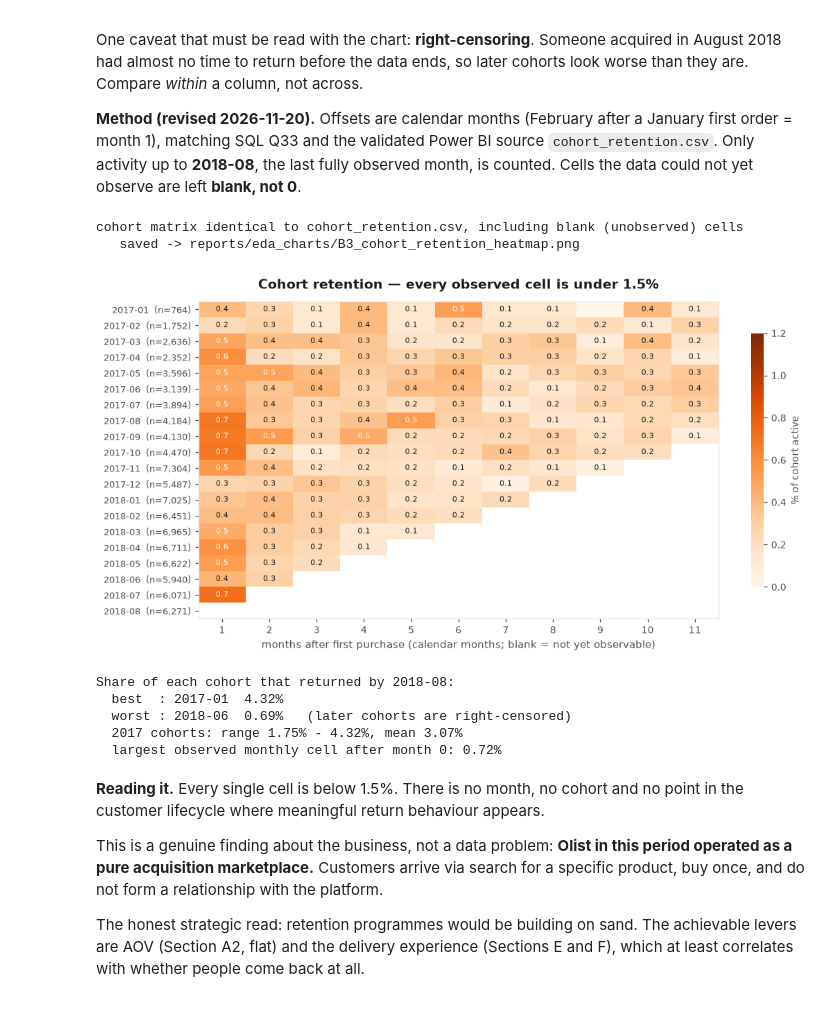
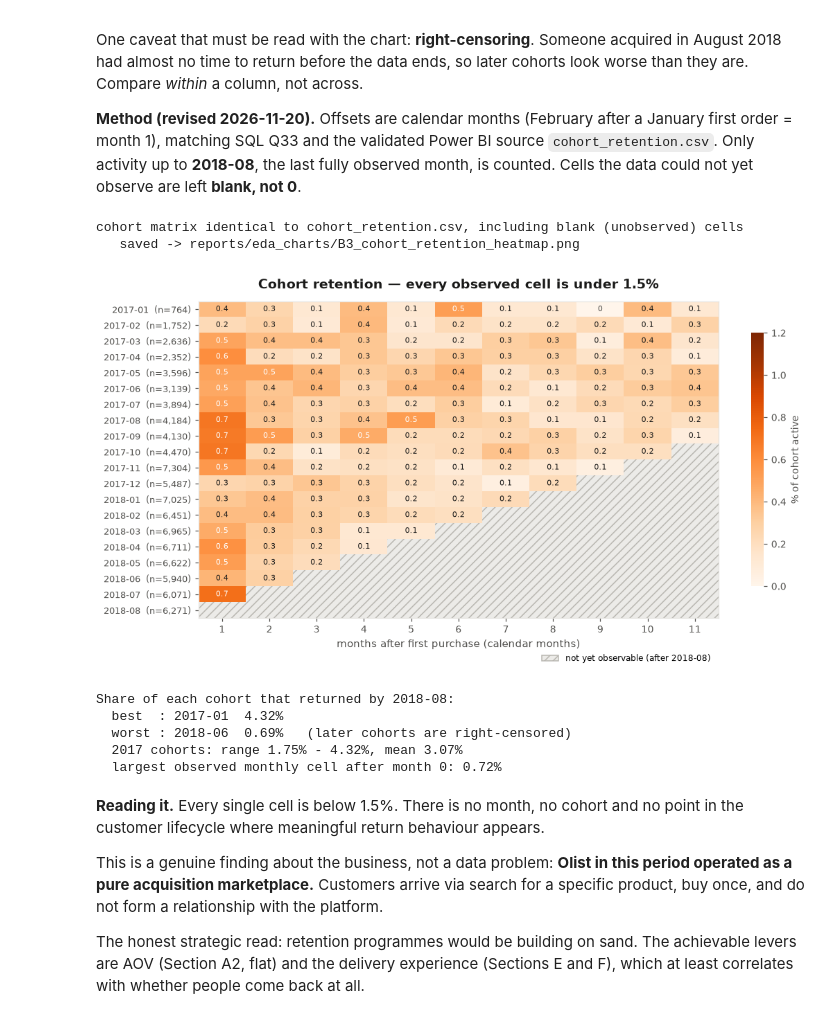
Before and after one commit to m4nish-dev/RetailPulse, a Jupyter notebook: notebooks/03_exploratory_data_analysis.ipynb, the cells around one changed output. Drawn from its saved outputs; the diff is of its cells as text; code cells hidden in the pictures.

```diff
--- a/notebooks/03_exploratory_data_analysis.ipynb
+++ b/notebooks/03_exploratory_data_analysis.ipynb
@@ -786,36 +786,45 @@ fig, ax = plt.subplots(figsize=(11, 5.4))
 data = ret.values[:, 1:]          # drop month 0 (always 100%) so the scale is usable
 cmap = plt.get_cmap("Oranges").copy(); cmap.set_bad(SURFACE)
 im = ax.imshow(np.ma.masked_invalid(data), aspect="auto", cmap=cmap, vmin=0,
                vmax=max(1.2, np.nanmax(data)))
 ax.set_xticks(range(data.shape[1])); ax.set_xticklabels(range(1, data.shape[1] + 1))
 ax.set_yticks(range(len(ret))); ax.set_yticklabels(
     [f"{c}  (n={int(sizes.loc[c]):,})" for c in ret.index], fontsize=8.5)
+from matplotlib.patches import Patch, Rectangle
 for i in range(data.shape[0]):
     for j in range(data.shape[1]):
         val = data[i, j]
-        if np.isfinite(val) and val > 0:
+        if not np.isfinite(val):                      # not yet observable: hatched grey, never 0
+            ax.add_patch(Rectangle((j - 0.5, i - 0.5), 1, 1, facecolor="#ecebe8",
+                                   edgecolor="#b9b7b1", hatch="///", linewidth=0))
+        elif val > 0:
             ax.text(j, i, f"{val:.1f}", ha="center", va="center", fontsize=7.4,
                     color=INK if val < np.nanmax(data) * 0.6 else SURFACE)
-ax.set_xlabel("months after first purchase (calendar months; blank = not yet observable)")
+        else:                                         # a genuine, observed 0%
+            ax.text(j, i, "0", ha="center", va="center", fontsize=7.4, color=INK_SOFT)
+ax.legend(handles=[Patch(facecolor="#ecebe8", edgecolor="#b9b7b1", hatch="///",
+                         label="not yet observable (after 2018-08)")],
+          loc="upper right", bbox_to_anchor=(1.0, -0.09), fontsize=8, frameon=False)
+ax.set_xlabel("months after first purchase (calendar months)")
 ax.set_title("Cohort retention — every observed cell is under 1.5%")
 ax.grid(False)
 cb = fig.colorbar(im, ax=ax, shrink=0.8); cb.set_label("% of cohort active", fontsize=9)
 cb.outline.set_visible(False)
 save(fig, "B3_cohort_retention_heatmap")
 plt.show()
 
 ever = act[act.period > 0].groupby("cohort").customer_unique_id.nunique() / sizes * 100
 ever = ever.dropna()
 print("Share of each cohort that returned by 2018-08:")
 print(f"  best  : {ever.idxmax()}  {ever.max():.2f}%")
 print(f"  worst : {ever.idxmin()}  {ever.min():.2f}%   (later cohorts are right-censored)")
 print(f"  2017 cohorts: range {ever[ever.index < '2018-01'].min():.2f}% - {ever[ever.index < '2018-01'].max():.2f}%, "
       f"mean {ever[ever.index < '2018-01'].mean():.2f}%")
 print(f"  largest observed monthly cell after month 0: {np.nanmax(data):.2f}%")
 # %% [output]
 cohort matrix identical to cohort_retention.csv, including blank (unobserved) cells
    saved -> reports/eda_charts/B3_cohort_retention_heatmap.png
-[figure, old version]
+[figure, new version]
 Share of each cohort that returned by 2018-08:
   best  : 2017-01  4.32%
   worst : 2018-06  0.69%   (later cohorts are right-censored)
```
Also changed, not shown: 17 other files.
